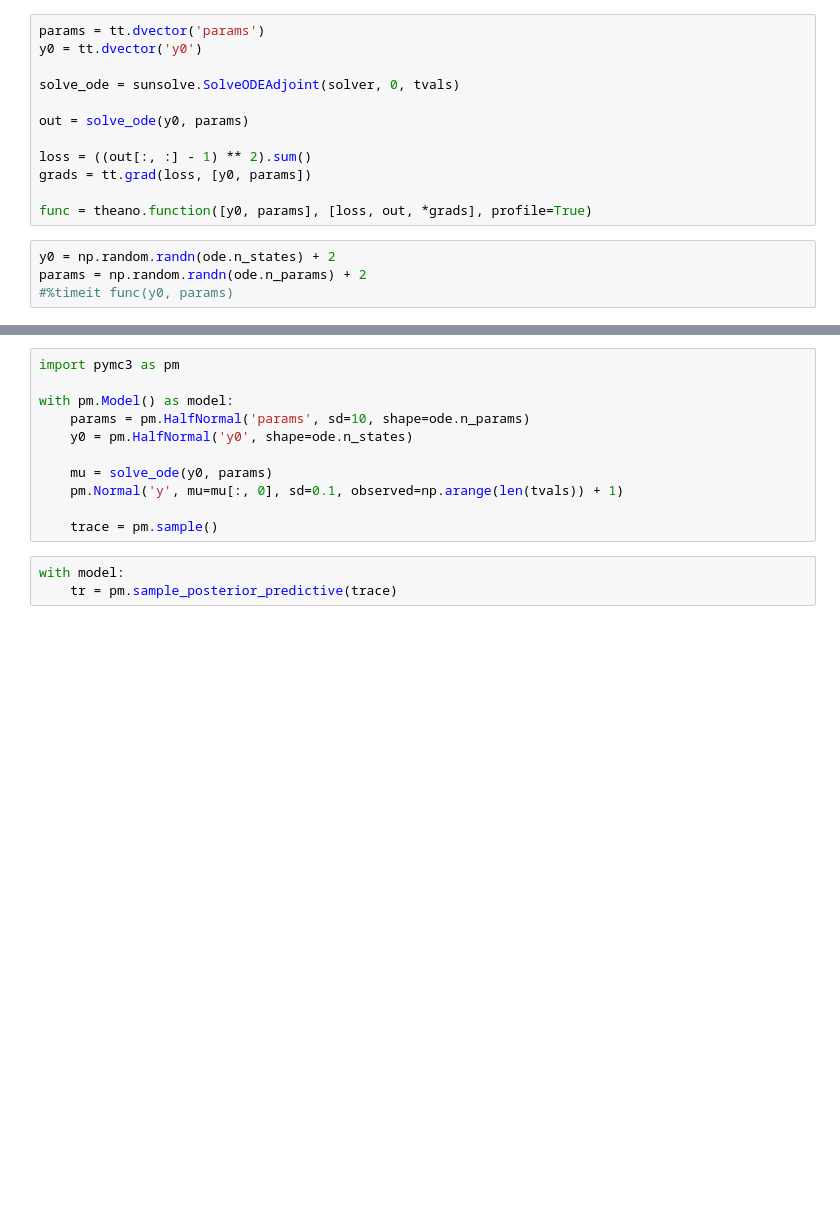
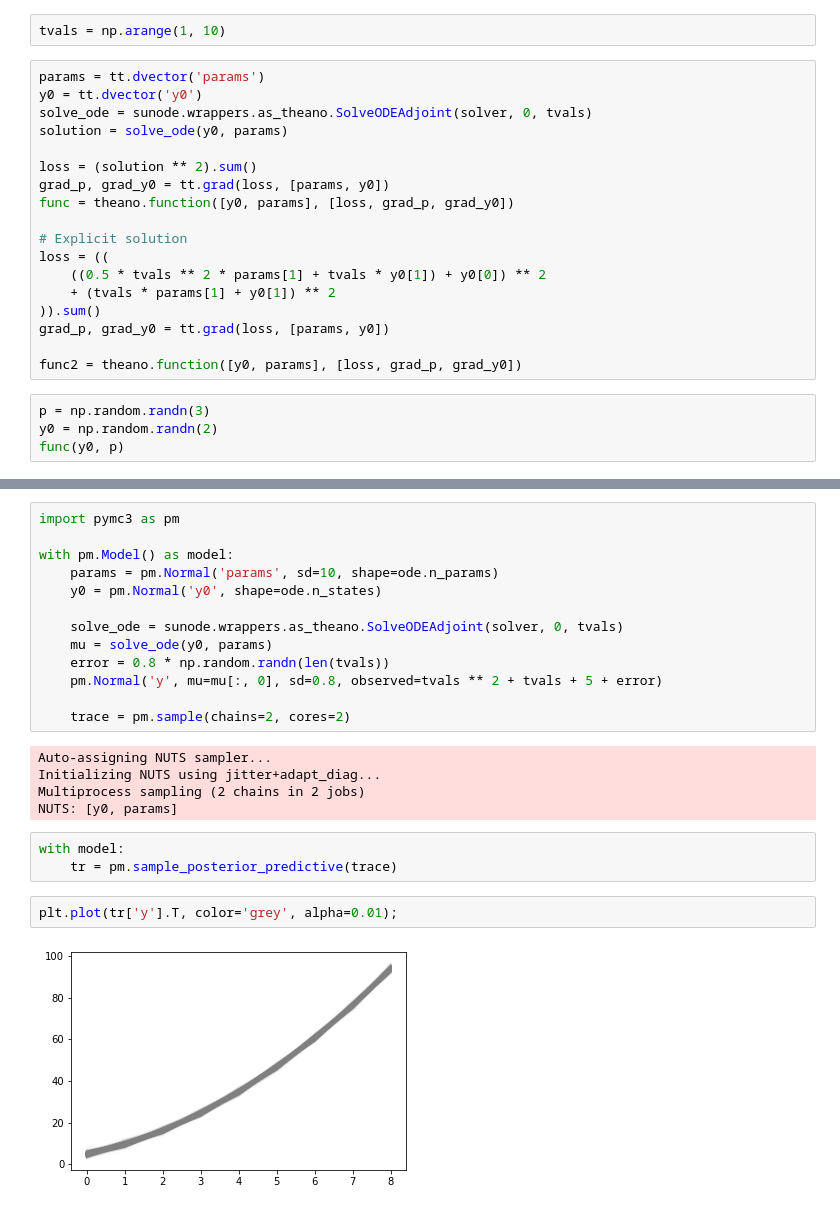
Before and after one commit to pymc-devs/sunode, a Jupyter notebook: notebooks/from_sympy.ipynb, the cells around one changed output, grey strips where cells are left out. Cells and saved outputs as stored; diff of their text form; blank space fills up the shorter version.

```diff
--- a/notebooks/from_sympy.ipynb
+++ b/notebooks/from_sympy.ipynb
@@ -86,16 +93,24 @@ pd.DataFrame.from_records(sol.solution.data).plot()
+# %%
+tvals = np.arange(1, 10)
 # %%
 params = tt.dvector('params')
 y0 = tt.dvector('y0')
+solve_ode = sunode.wrappers.as_theano.SolveODEAdjoint(solver, 0, tvals)
+solution = solve_ode(y0, params)
 
-solve_ode = sunsolve.SolveODEAdjoint(solver, 0, tvals)
+loss = (solution ** 2).sum()
+grad_p, grad_y0 = tt.grad(loss, [params, y0])
+func = theano.function([y0, params], [loss, grad_p, grad_y0])
 
-out = solve_ode(y0, params)
+# Explicit solution
+loss = ((
+    ((0.5 * tvals ** 2 * params[1] + tvals * y0[1]) + y0[0]) ** 2
+    + (tvals * params[1] + y0[1]) ** 2
+)).sum()
+grad_p, grad_y0 = tt.grad(loss, [params, y0])
 
-loss = ((out[:, :] - 1) ** 2).sum()
-grads = tt.grad(loss, [y0, params])
-
-func = theano.function([y0, params], [loss, out, *grads], profile=True)
+func2 = theano.function([y0, params], [loss, grad_p, grad_y0])
 # %%
-y0 = np.random.randn(ode.n_states) + 2
-params = np.random.randn(ode.n_params) + 2
-#%timeit func(y0, params)
+p = np.random.randn(3)
+y0 = np.random.randn(2)
+func(y0, p)
@@ -119,13 +154,24 @@ b = func(y0, params + h)
 import pymc3 as pm
 
 with pm.Model() as model:
-    params = pm.HalfNormal('params', sd=10, shape=ode.n_params)
-    y0 = pm.HalfNormal('y0', shape=ode.n_states)
+    params = pm.Normal('params', sd=10, shape=ode.n_params)
+    y0 = pm.Normal('y0', shape=ode.n_states)
 
+    solve_ode = sunode.wrappers.as_theano.SolveODEAdjoint(solver, 0, tvals)
     mu = solve_ode(y0, params)
-    pm.Normal('y', mu=mu[:, 0], sd=0.1, observed=np.arange(len(tvals)) + 1)
+    error = 0.8 * np.random.randn(len(tvals))
+    pm.Normal('y', mu=mu[:, 0], sd=0.8, observed=tvals ** 2 + tvals + 5 + error)
 
-    trace = pm.sample()
+    trace = pm.sample(chains=2, cores=2)
+# %% [output]
+Auto-assigning NUTS sampler...
+Initializing NUTS using jitter+adapt_diag...
+Multiprocess sampling (2 chains in 2 jobs)
+NUTS: [y0, params]
 # %%
 with model:
     tr = pm.sample_posterior_predictive(trace)
+# %%
+plt.plot(tr['y'].T, color='grey', alpha=0.01);
+# %% [output]
+[figure, added]
```
Also changed, not shown: parts of 30 cells of this notebook, 5 other files.
